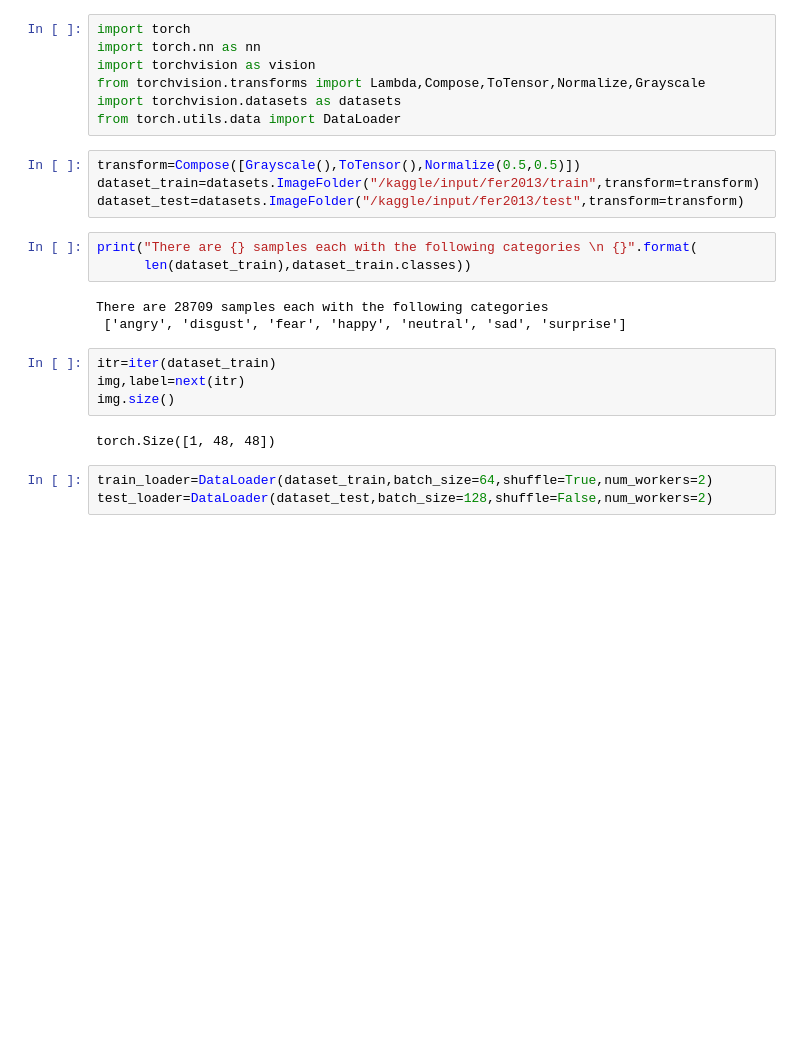
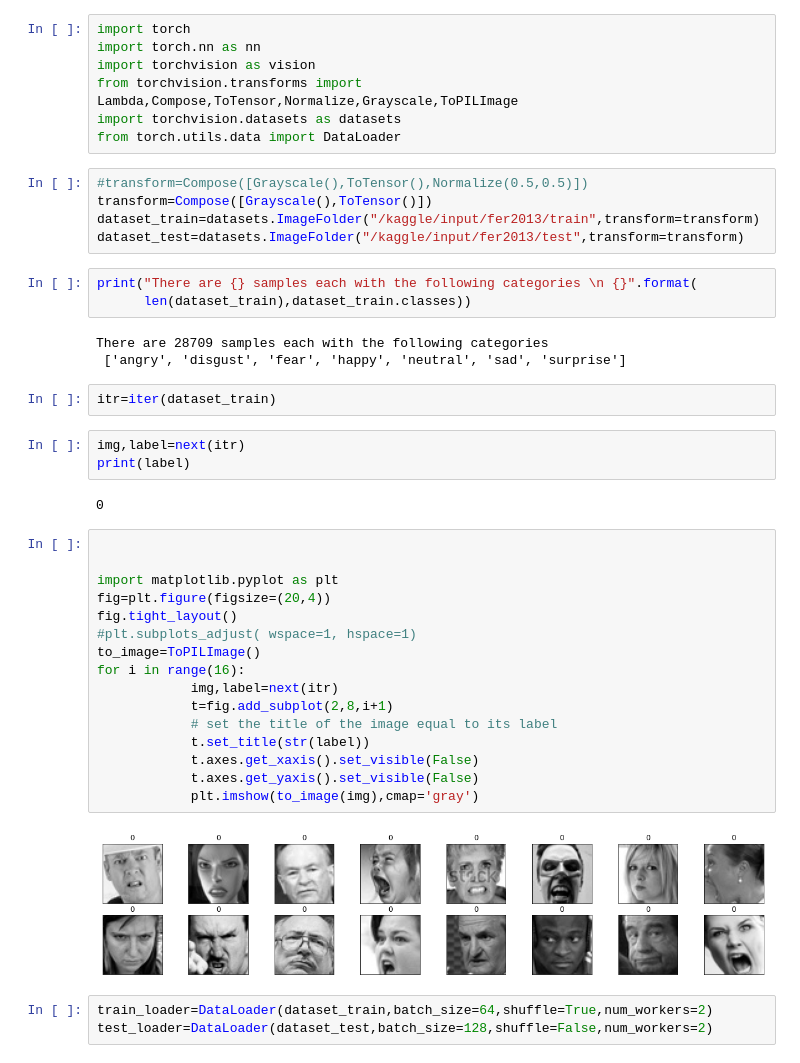
Before and after one commit to hikmatfarhat-ndu/pytorch, a Jupyter notebook: detecting-emotions-pytorch.ipynb, the cells around one changed output. Drawn from its saved outputs; the diff is of its cells as text; blank space fills up the shorter version.

```diff
--- a/detecting-emotions-pytorch.ipynb
+++ b/detecting-emotions-pytorch.ipynb
@@ -2,11 +2,12 @@
 import torch
 import torch.nn as nn
 import torchvision as vision
-from torchvision.transforms import Lambda,Compose,ToTensor,Normalize,Grayscale
+from torchvision.transforms import Lambda,Compose,ToTensor,Normalize,Grayscale,ToPILImage
 import torchvision.datasets as datasets
 from torch.utils.data import DataLoader
 # %%
-transform=Compose([Grayscale(),ToTensor(),Normalize(0.5,0.5)])
+#transform=Compose([Grayscale(),ToTensor(),Normalize(0.5,0.5)])
+transform=Compose([Grayscale(),ToTensor()])
 dataset_train=datasets.ImageFolder("/kaggle/input/fer2013/train",transform=transform)
 dataset_test=datasets.ImageFolder("/kaggle/input/fer2013/test",transform=transform)
 # %%
@@ -17,10 +18,29 @@ There are 28709 samples each with the following categories
  ['angry', 'disgust', 'fear', 'happy', 'neutral', 'sad', 'surprise']
 # %%
 itr=iter(dataset_train)
-img,label=next(itr)
-img.size()
-# %% [output]
-torch.Size([1, 48, 48])
+# %%
+img,label=next(itr)
+print(label)
+# %% [output]
+0
+# %%
+
+
+import matplotlib.pyplot as plt
+fig=plt.figure(figsize=(20,4))
+fig.tight_layout()
+#plt.subplots_adjust( wspace=1, hspace=1)
+to_image=ToPILImage()
+for i in range(16):
+            img,label=next(itr)
+            t=fig.add_subplot(2,8,i+1)
+            # set the title of the image equal to its label
+            t.set_title(str(label))
+            t.axes.get_xaxis().set_visible(False)
+            t.axes.get_yaxis().set_visible(False)
+            plt.imshow(to_image(img),cmap='gray')
+# %% [output]
+[figure, added]
 # %%
 train_loader=DataLoader(dataset_train,batch_size=64,shuffle=True,num_workers=2)
 test_loader=DataLoader(dataset_test,batch_size=128,shuffle=False,num_workers=2)
```
Also changed, not shown: parts of 4 cells of this notebook.
